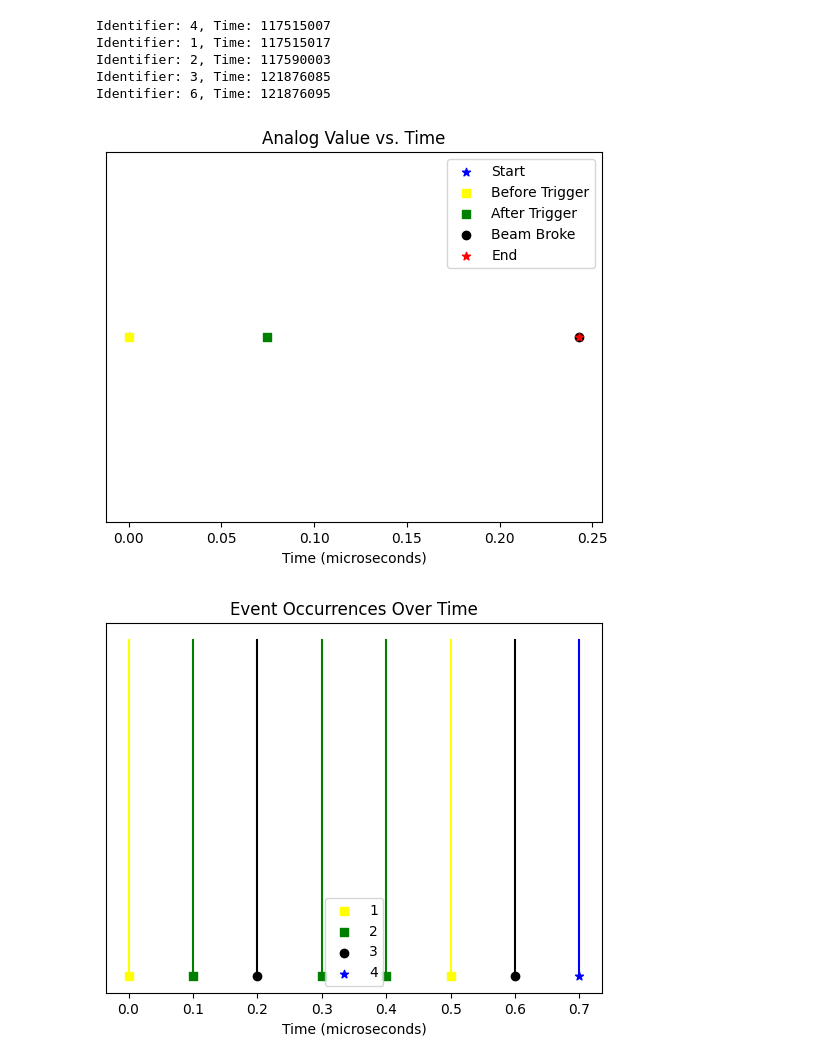
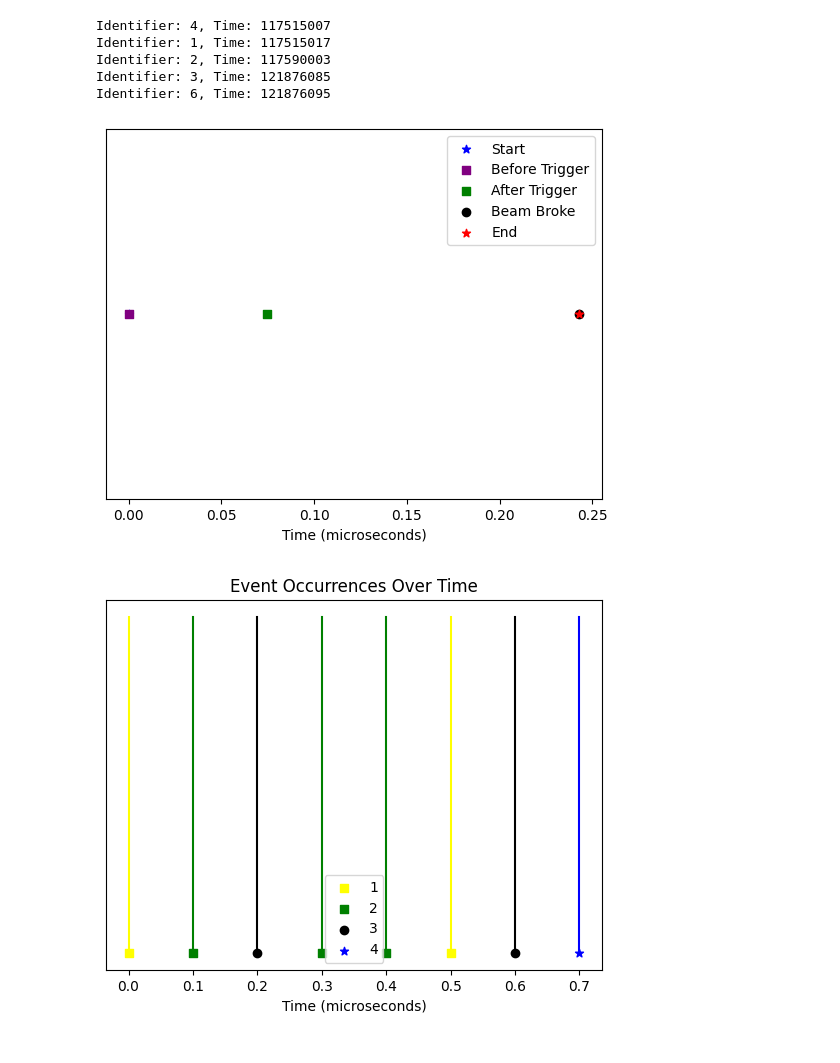
Before and after one commit to Beer-Pong-Sentinel/TimingTestClient, a Jupyter notebook: TimingClient.ipynb, the cells around one changed output. Drawn from its saved outputs; the diff is of its cells as text; code cells hidden in the pictures.

Commit message:
Fix plot

```diff
--- a/TimingClient.ipynb
+++ b/TimingClient.ipynb
@@ -87,30 +87,30 @@ time_micros = [(x-time_micros[0])/(1e6) for x in time_micros]
 # %%
 # Plot each point with the specified style and color
 for identifier, time_micro in zip(identifiers, time_micros):
     if identifier == START_TEST:
         plt.scatter(time_micro,0, color='blue', marker='*', label='Start')
     elif identifier == END_TEST:
         plt.scatter(time_micro, 0, color='red', marker='*', label='End')
     elif identifier == BEFORE_SOLENOID:
-        plt.scatter(time_micro, 0, color='yellow', marker='s', label='Before Trigger')
+        plt.scatter(time_micro, 0, color='purple', marker='s', label='Before Trigger')
     elif identifier == AFTER_SOLENOID:
         plt.scatter(time_micro, 0, color='green', marker='s', label='After Trigger')
     else:
         plt.scatter(time_micro, 0, color='black', marker='o', label='Beam Broke')
 
 # Adding labels and title
 plt.xlabel('Time (microseconds)')
 plt.yticks([])  # Hide y-axis
-plt.title('Analog Value vs. Time')
+#plt.title('Analog Value vs. Time')
 
 # Remove duplicate labels
 handles, labels = plt.gca().get_legend_handles_labels()
 by_label = dict(zip(labels, handles))
 plt.legend(by_label.values(), by_label.keys())
 
 plt.show()
 # %% [output]
-[figure, old version]
+[figure, new version]
 # %%
 # Define colors and markers for each identifier category
 styles = {
```
